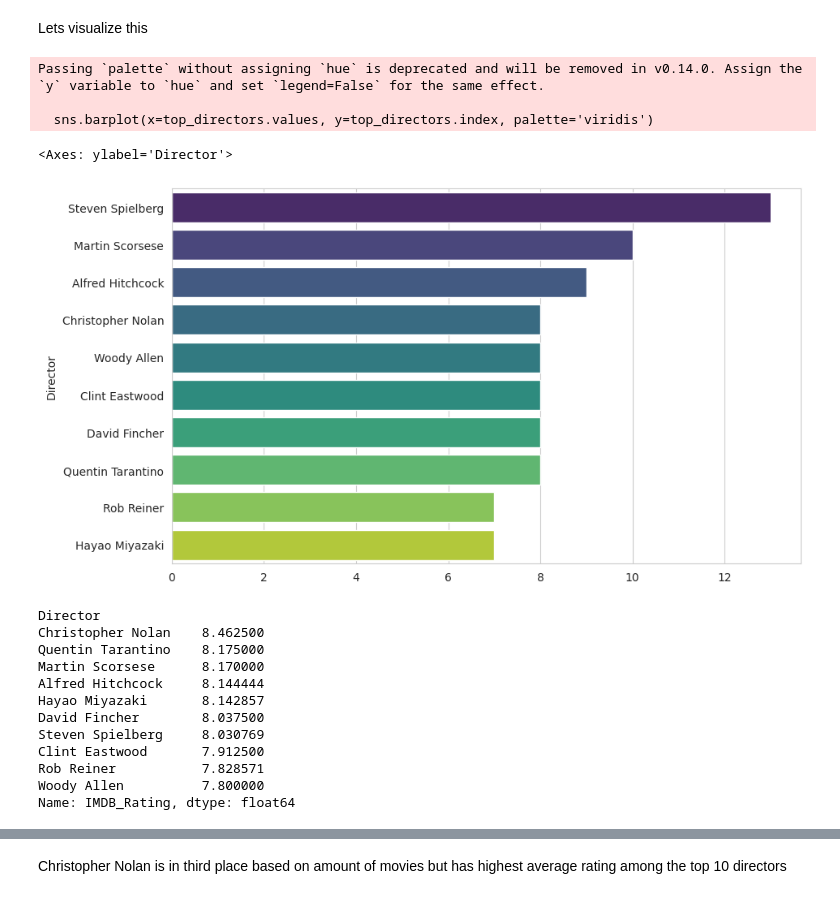
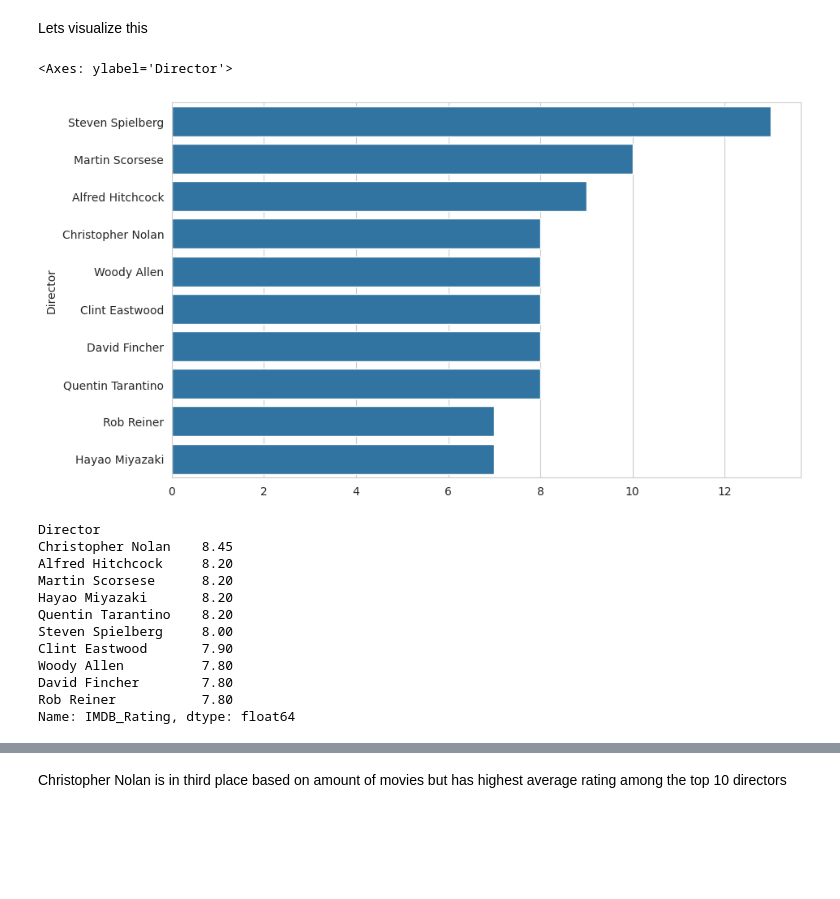
Before and after one commit to rahulkrishna-s/imdb-eda-notebooks, a Jupyter notebook: notebooks/imdb_eda.ipynb, the cells around one changed output, grey strips where cells are left out. Saved outputs shown, nothing was run; the diff lists cells and outputs as text; code cells hidden in the pictures; blank space fills up the shorter version.

```diff
--- a/notebooks/imdb_eda.ipynb
+++ b/notebooks/imdb_eda.ipynb
@@ -386,28 +386,25 @@ Name: count, dtype: int64
 # %% [markdown]
 Lets visualize this
 # %%
-sns.barplot(x=top_directors.values, y=top_directors.index, palette='viridis')
+sns.barplot(x=top_directors.values, y=top_directors.index)
 # %% [output]
-Passing `palette` without assigning `hue` is deprecated and will be removed in v0.14.0. Assign the `y` variable to `hue` and set `legend=False` for the same effect.
-
-  sns.barplot(x=top_directors.values, y=top_directors.index, palette='viridis')
+<Axes: ylabel='Director'>
-<Axes: ylabel='Director'>
-[figure, old version]
+[figure, new version]
 # %%
 top_directors_list = top_directors.index.tolist() #turn top directors into a list
 df_top_director = df[df['Director'].isin(top_directors_list)] #filter dataframe to include only top directors
-average_ratings = df_top_director.groupby('Director')['IMDB_Rating'].mean().sort_values(ascending=False)
-print(average_ratings)
+average_ratings = df_top_director.groupby('Director')['IMDB_Rating'].median().sort_values(ascending=False)
+average_ratings
 # %% [output]
 Director
-Christopher Nolan    8.462500
-Quentin Tarantino    8.175000
-Martin Scorsese      8.170000
-Alfred Hitchcock     8.144444
-Hayao Miyazaki       8.142857
-David Fincher        8.037500
-Steven Spielberg     8.030769
-Clint Eastwood       7.912500
-Rob Reiner           7.828571
-Woody Allen          7.800000
+Christopher Nolan    8.45
+Alfred Hitchcock     8.20
+Martin Scorsese      8.20
+Hayao Miyazaki       8.20
+Quentin Tarantino    8.20
+Steven Spielberg     8.00
+Clint Eastwood       7.90
+Woody Allen          7.80
+David Fincher        7.80
+Rob Reiner           7.80
 Name: IMDB_Rating, dtype: float64
```
Also changed, not shown: parts of 6 cells of this notebook.
